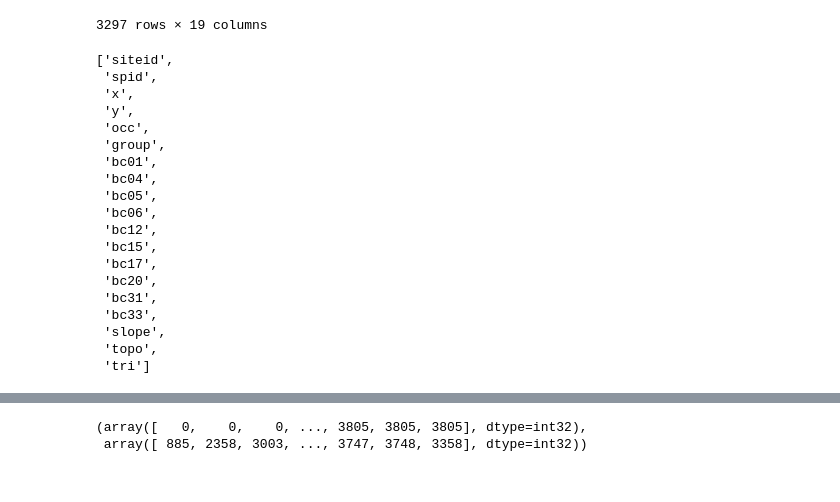
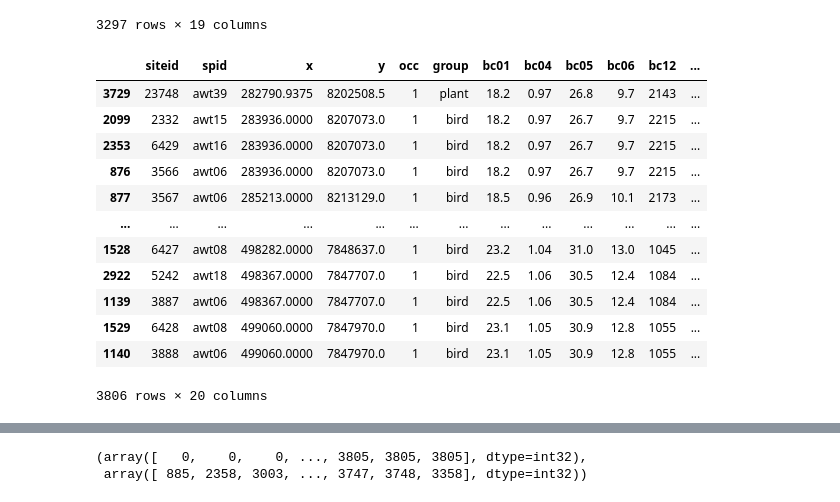
Before and after one commit to Chdlopezes/gnn-smd, a Jupyter notebook: explore_data.ipynb, the cells around one changed output, grey strips where cells are left out. Cells and saved outputs as stored; diff of their text form; code cells hidden in the pictures.

```diff
--- a/explore_data.ipynb
+++ b/explore_data.ipynb
@@ -30,26 +30,25 @@ train_df[train_df[['x', 'y']].duplicated(keep=False)].sort_values(by=['x', 'y'])
 | 1529 | 6428 | awt08 | 499060.0 | 7847970.0 | 1 | bird | 23.1 | 1.05 | 30.9 | 12.8 | 1055 | ... |
 3297 rows × 19 columns
 # %%
-location_cols = ['x', 'y']
+spacial_cols = ['x', 'y']
 species_cols = ['group']
 env_cols = ['occ', 'bc01', 'bc04', 'bc05', 'bc06', 'bc12', 'bc15', 'bc17', 'bc20', 'bc31', 'bc33','slope','topo', 'tri']
+
+location_cols = spacial_cols + env_cols
+
+train_df['location_group'] = train_df.groupby(location_cols).ngroup()
+train_df.sort_values(by=['location_group'])
 # %% [output]
+|  | siteid | spid | x | y | occ | group | bc01 | bc04 | bc05 | bc06 | bc12 | ... |
+| 3729 | 23748 | awt39 | 282790.9375 | 8202508.5 | 1 | plant | 18.2 | 0.97 | 26.8 | 9.7 | 2143 | ... |
+| 2099 | 2332 | awt15 | 283936.0000 | 8207073.0 | 1 | bird | 18.2 | 0.97 | 26.7 | 9.7 | 2215 | ... |
+| 2353 | 6429 | awt16 | 283936.0000 | 8207073.0 | 1 | bird | 18.2 | 0.97 | 26.7 | 9.7 | 2215 | ... |
+| 876 | 3566 | awt06 | 283936.0000 | 8207073.0 | 1 | bird | 18.2 | 0.97 | 26.7 | 9.7 | 2215 | ... |
+| 877 | 3567 | awt06 | 285213.0000 | 8213129.0 | 1 | bird | 18.5 | 0.96 | 26.9 | 10.1 | 2173 | ... |
+| ... | ... | ... | ... | ... | ... | ... | ... | ... | ... | ... | ... | ... |
+| 1528 | 6427 | awt08 | 498282.0000 | 7848637.0 | 1 | bird | 23.2 | 1.04 | 31.0 | 13.0 | 1045 | ... |
+| 2922 | 5242 | awt18 | 498367.0000 | 7847707.0 | 1 | bird | 22.5 | 1.06 | 30.5 | 12.4 | 1084 | ... |
+| 1139 | 3887 | awt06 | 498367.0000 | 7847707.0 | 1 | bird | 22.5 | 1.06 | 30.5 | 12.4 | 1084 | ... |
+| 1529 | 6428 | awt08 | 499060.0000 | 7847970.0 | 1 | bird | 23.1 | 1.05 | 30.9 | 12.8 | 1055 | ... |
+| 1140 | 3888 | awt06 | 499060.0000 | 7847970.0 | 1 | bird | 23.1 | 1.05 | 30.9 | 12.8 | 1055 | ... |
-['siteid',
- 'spid',
- 'x',
- 'y',
- 'occ',
- 'group',
- 'bc01',
- 'bc04',
- 'bc05',
- 'bc06',
- 'bc12',
- 'bc15',
- 'bc17',
- 'bc20',
- 'bc31',
- 'bc33',
- 'slope',
- 'topo',
- 'tri']
+3806 rows × 20 columns
```
Also changed, not shown: parts of 2 cells of this notebook, 1 other file.
